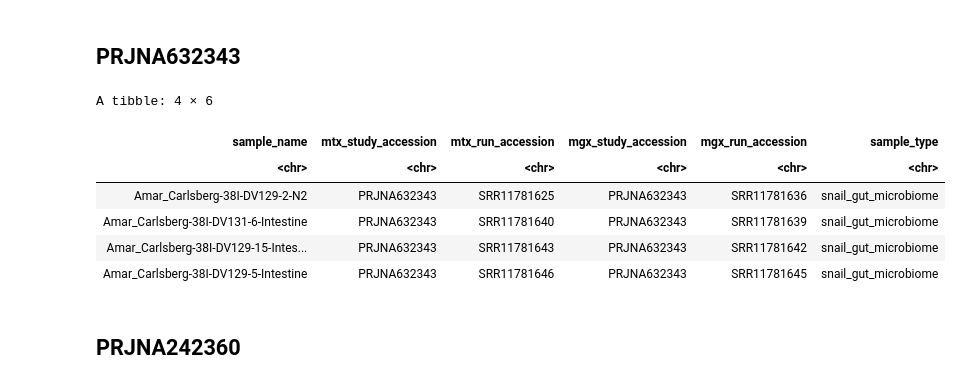
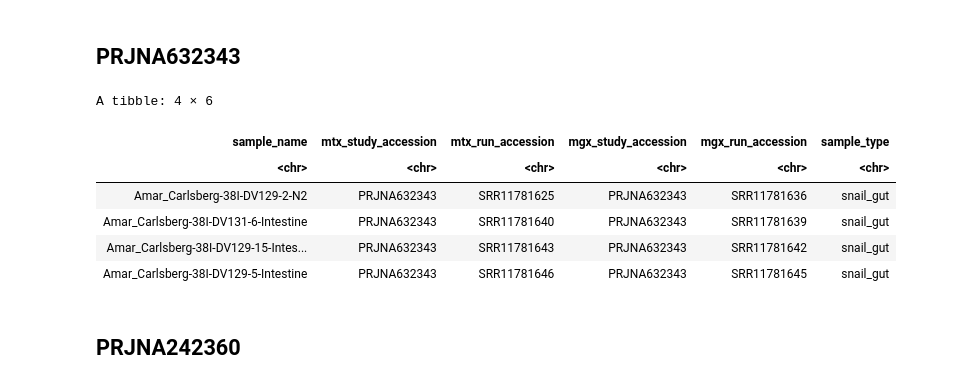
Before and after one commit to Arcadia-Science/2022-mtx-not-in-mgx-pairs, a Jupyter notebook: inputs/metadata-parse-paired-mgx-mtx.ipynb, the cells around one changed output. Cells and saved outputs as stored; diff of their text form; code cells hidden in the pictures.

```diff
--- a/inputs/metadata-parse-paired-mgx-mtx.ipynb
+++ b/inputs/metadata-parse-paired-mgx-mtx.ipynb
@@ -929,35 +926,35 @@ prjna632343 <- read_tsv("https://www.ebi.ac.uk/ena/portal/api/filereport?accessi
 # %%
 prjna632343_mtx <- prjna632343 %>%
   filter(library_source == "METATRANSCRIPTOMIC") %>%
   filter(library_strategy == "RNA-Seq") %>%
   mutate(sample_name = gsub("-Illumina-metaRNA", "", experiment_alias),
          sample_name = gsub("-Illumina-meta-RNA", "", sample_name)) %>%
   select(sample_name,
          mtx_study_accession = study_accession,
          mtx_run_accession = run_accession)
 
 prjna632343_mgx <- prjna632343 %>%
   filter(library_source == "METAGENOMIC") %>%
   filter(library_strategy == "WGS") %>%
   filter(instrument_platform == "ILLUMINA") %>%
   mutate(sample_name = gsub("-Illumina-metaDNA", "", experiment_alias),
          sample_name = gsub("-Illumina-meta-DNA", "", sample_name)) %>%
   select(sample_name,
          mgx_study_accession = study_accession,
          mgx_run_accession = run_accession)
 
 prjna632343_mtx_vs_mgx <- inner_join(prjna632343_mtx, prjna632343_mgx, by = "sample_name") %>%
-  mutate(sample_type = "snail_gut_microbiome")
+  mutate(sample_type = "snail_gut")
 
 prjna632343_mtx_vs_mgx
 # %% [output]
 A tibble: 4 × 6
 | sample_name | mtx_study_accession | mtx_run_accession | mgx_study_accession | mgx_run_accession | sample_type |
 | <chr> | <chr> | <chr> | <chr> | <chr> | <chr> |
-| Amar_Carlsberg-38I-DV129-2-N2 | PRJNA632343 | SRR11781625 | PRJNA632343 | SRR11781636 | snail_gut_microbiome |
-| Amar_Carlsberg-38I-DV131-6-Intestine | PRJNA632343 | SRR11781640 | PRJNA632343 | SRR11781639 | snail_gut_microbiome |
-| Amar_Carlsberg-38I-DV129-15-Intes... | PRJNA632343 | SRR11781643 | PRJNA632343 | SRR11781642 | snail_gut_microbiome |
-| Amar_Carlsberg-38I-DV129-5-Intestine | PRJNA632343 | SRR11781646 | PRJNA632343 | SRR11781645 | snail_gut_microbiome |
+| Amar_Carlsberg-38I-DV129-2-N2 | PRJNA632343 | SRR11781625 | PRJNA632343 | SRR11781636 | snail_gut |
+| Amar_Carlsberg-38I-DV131-6-Intestine | PRJNA632343 | SRR11781640 | PRJNA632343 | SRR11781639 | snail_gut |
+| Amar_Carlsberg-38I-DV129-15-Intes... | PRJNA632343 | SRR11781643 | PRJNA632343 | SRR11781642 | snail_gut |
+| Amar_Carlsberg-38I-DV129-5-Intestine | PRJNA632343 | SRR11781646 | PRJNA632343 | SRR11781645 | snail_gut |
 # %% [markdown]
 ##  PRJNA242360
 # %%
```
Also changed, not shown: parts of 7 cells of this notebook, 1 other file.
